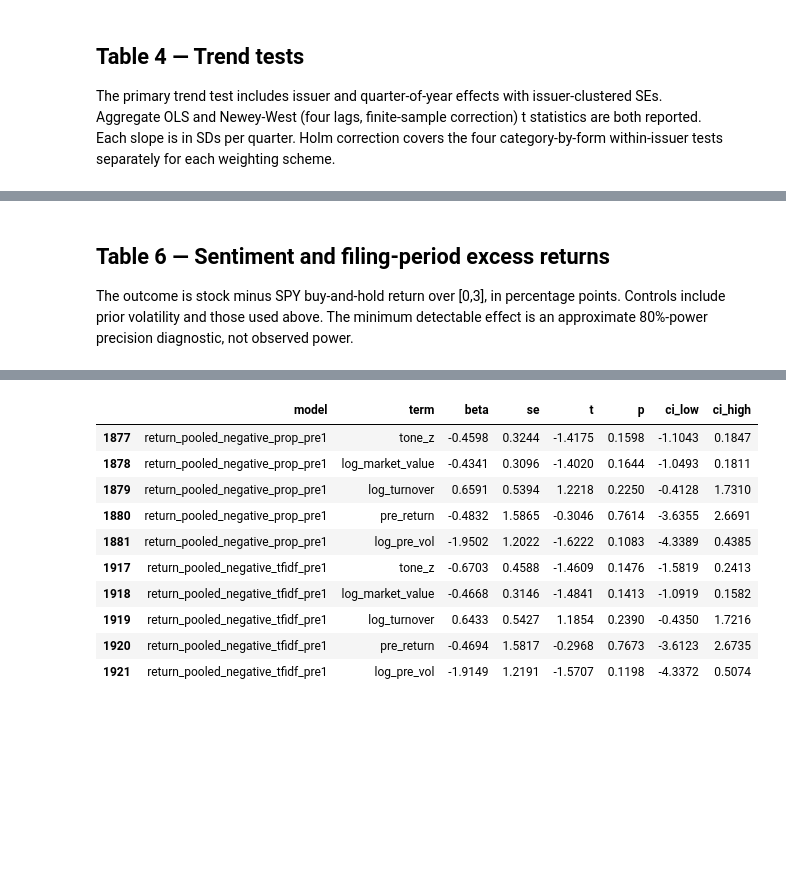
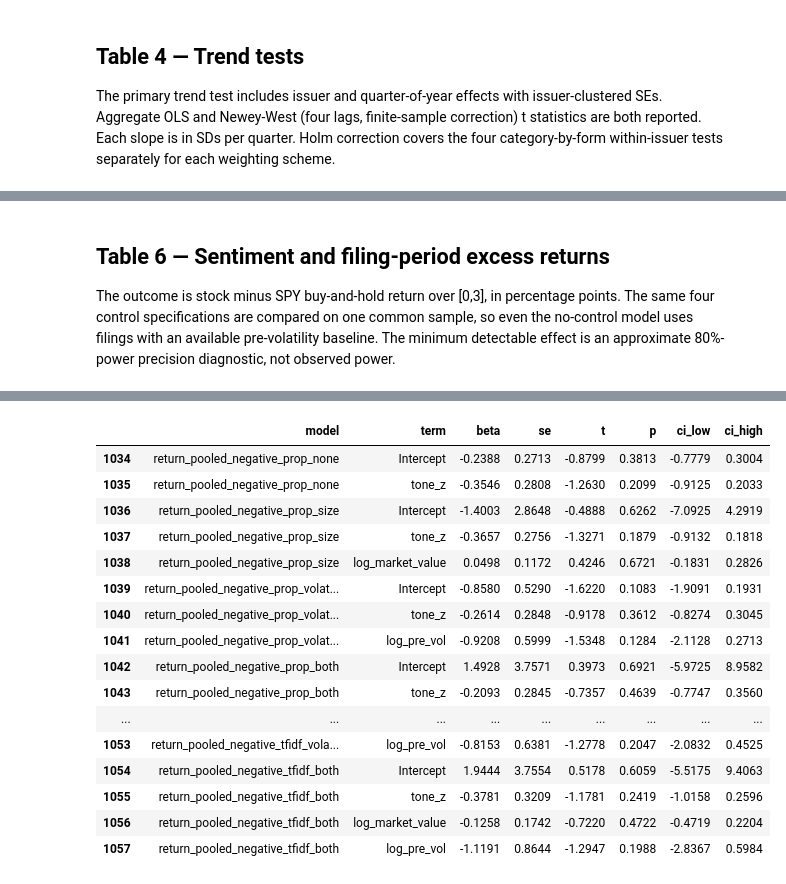
Before and after one commit to victor4628/FRE7871-NLP, a Jupyter notebook: assignment1.ipynb, the cells around one changed output, grey strips where cells are left out. Cells and saved outputs as stored; diff of their text form; code cells hidden in the pictures; blank space fills up the shorter version.

```diff
--- a/assignment1.ipynb
+++ b/assignment1.ipynb
@@ -213,9 +234,9 @@ assert t5.groupby('measure').corpus.nunique().eq(1).all()
 # %% [markdown]
 ## Table 6 — Sentiment and filing-period excess returns
-The outcome is stock minus SPY buy-and-hold return over [0,3], in percentage points. Controls include prior volatility and those used above. The minimum detectable effect is an approximate 80%-power precision diagnostic, not observed power.
+The outcome is stock minus SPY buy-and-hold return over [0,3], in percentage points. The same four control specifications are compared on one common sample, so even the no-control model uses filings with an available pre-volatility baseline. The minimum detectable effect is an approximate 80%-power precision diagnostic, not observed power.
 # %%
 t6=pd.read_csv(RESULTS/'table6.csv')
-display(t6[['measure','beta','se','t','p','holm_p','ci_low','ci_high','mde80','n','firms']])
-c=pd.read_csv(RESULTS/'all_regression_coefficients.csv')
-display(c.loc[c.model.isin(t6.model)&c.term.isin(['tone_z','log_market_value','log_turnover','pre_return','log_pre_vol'])])
+display(t6[['measure','control_set','formula','beta','se','t','p','holm_p','ci_low','ci_high','mde80','n','firms']])
+display(c.loc[c.model.isin(t6.model)])
+assert t6.groupby('measure').corpus.nunique().eq(1).all()
 # %% [output]
@@ -225,12 +252,18 @@ display(c.loc[c.model.isin(t6.model)&c.term.isin(['tone_z','log_market_value','l
 |  | model | term | beta | se | t | p | ci_low | ci_high |
-| 1877 | return_pooled_negative_prop_pre1 | tone_z | -0.4598 | 0.3244 | -1.4175 | 0.1598 | -1.1043 | 0.1847 |
-| 1878 | return_pooled_negative_prop_pre1 | log_market_value | -0.4341 | 0.3096 | -1.4020 | 0.1644 | -1.0493 | 0.1811 |
-| 1879 | return_pooled_negative_prop_pre1 | log_turnover | 0.6591 | 0.5394 | 1.2218 | 0.2250 | -0.4128 | 1.7310 |
-| 1880 | return_pooled_negative_prop_pre1 | pre_return | -0.4832 | 1.5865 | -0.3046 | 0.7614 | -3.6355 | 2.6691 |
-| 1881 | return_pooled_negative_prop_pre1 | log_pre_vol | -1.9502 | 1.2022 | -1.6222 | 0.1083 | -4.3389 | 0.4385 |
-| 1917 | return_pooled_negative_tfidf_pre1 | tone_z | -0.6703 | 0.4588 | -1.4609 | 0.1476 | -1.5819 | 0.2413 |
-| 1918 | return_pooled_negative_tfidf_pre1 | log_market_value | -0.4668 | 0.3146 | -1.4841 | 0.1413 | -1.0919 | 0.1582 |
-| 1919 | return_pooled_negative_tfidf_pre1 | log_turnover | 0.6433 | 0.5427 | 1.1854 | 0.2390 | -0.4350 | 1.7216 |
-| 1920 | return_pooled_negative_tfidf_pre1 | pre_return | -0.4694 | 1.5817 | -0.2968 | 0.7673 | -3.6123 | 2.6735 |
-| 1921 | return_pooled_negative_tfidf_pre1 | log_pre_vol | -1.9149 | 1.2191 | -1.5707 | 0.1198 | -4.3372 | 0.5074 |
+| 1034 | return_pooled_negative_prop_none | Intercept | -0.2388 | 0.2713 | -0.8799 | 0.3813 | -0.7779 | 0.3004 |
+| 1035 | return_pooled_negative_prop_none | tone_z | -0.3546 | 0.2808 | -1.2630 | 0.2099 | -0.9125 | 0.2033 |
+| 1036 | return_pooled_negative_prop_size | Intercept | -1.4003 | 2.8648 | -0.4888 | 0.6262 | -7.0925 | 4.2919 |
+| 1037 | return_pooled_negative_prop_size | tone_z | -0.3657 | 0.2756 | -1.3271 | 0.1879 | -0.9132 | 0.1818 |
+| 1038 | return_pooled_negative_prop_size | log_market_value | 0.0498 | 0.1172 | 0.4246 | 0.6721 | -0.1831 | 0.2826 |
+| 1039 | return_pooled_negative_prop_volat... | Intercept | -0.8580 | 0.5290 | -1.6220 | 0.1083 | -1.9091 | 0.1931 |
+| 1040 | return_pooled_negative_prop_volat... | tone_z | -0.2614 | 0.2848 | -0.9178 | 0.3612 | -0.8274 | 0.3045 |
+| 1041 | return_pooled_negative_prop_volat... | log_pre_vol | -0.9208 | 0.5999 | -1.5348 | 0.1284 | -2.1128 | 0.2713 |
+| 1042 | return_pooled_negative_prop_both | Intercept | 1.4928 | 3.7571 | 0.3973 | 0.6921 | -5.9725 | 8.9582 |
+| 1043 | return_pooled_negative_prop_both | tone_z | -0.2093 | 0.2845 | -0.7357 | 0.4639 | -0.7747 | 0.3560 |
+| ... | ... | ... | ... | ... | ... | ... | ... | ... |
+| 1053 | return_pooled_negative_tfidf_vola... | log_pre_vol | -0.8153 | 0.6381 | -1.2778 | 0.2047 | -2.0832 | 0.4525 |
+| 1054 | return_pooled_negative_tfidf_both | Intercept | 1.9444 | 3.7554 | 0.5178 | 0.6059 | -5.5175 | 9.4063 |
+| 1055 | return_pooled_negative_tfidf_both | tone_z | -0.3781 | 0.3209 | -1.1781 | 0.2419 | -1.0158 | 0.2596 |
+| 1056 | return_pooled_negative_tfidf_both | log_market_value | -0.1258 | 0.1742 | -0.7220 | 0.4722 | -0.4719 | 0.2204 |
+| 1057 | return_pooled_negative_tfidf_both | log_pre_vol | -1.1191 | 0.8644 | -1.2947 | 0.1988 | -2.8367 | 0.5984 |
 # %% [markdown]
```
Also changed, not shown: parts of 10 cells of this notebook, 11 other files.
